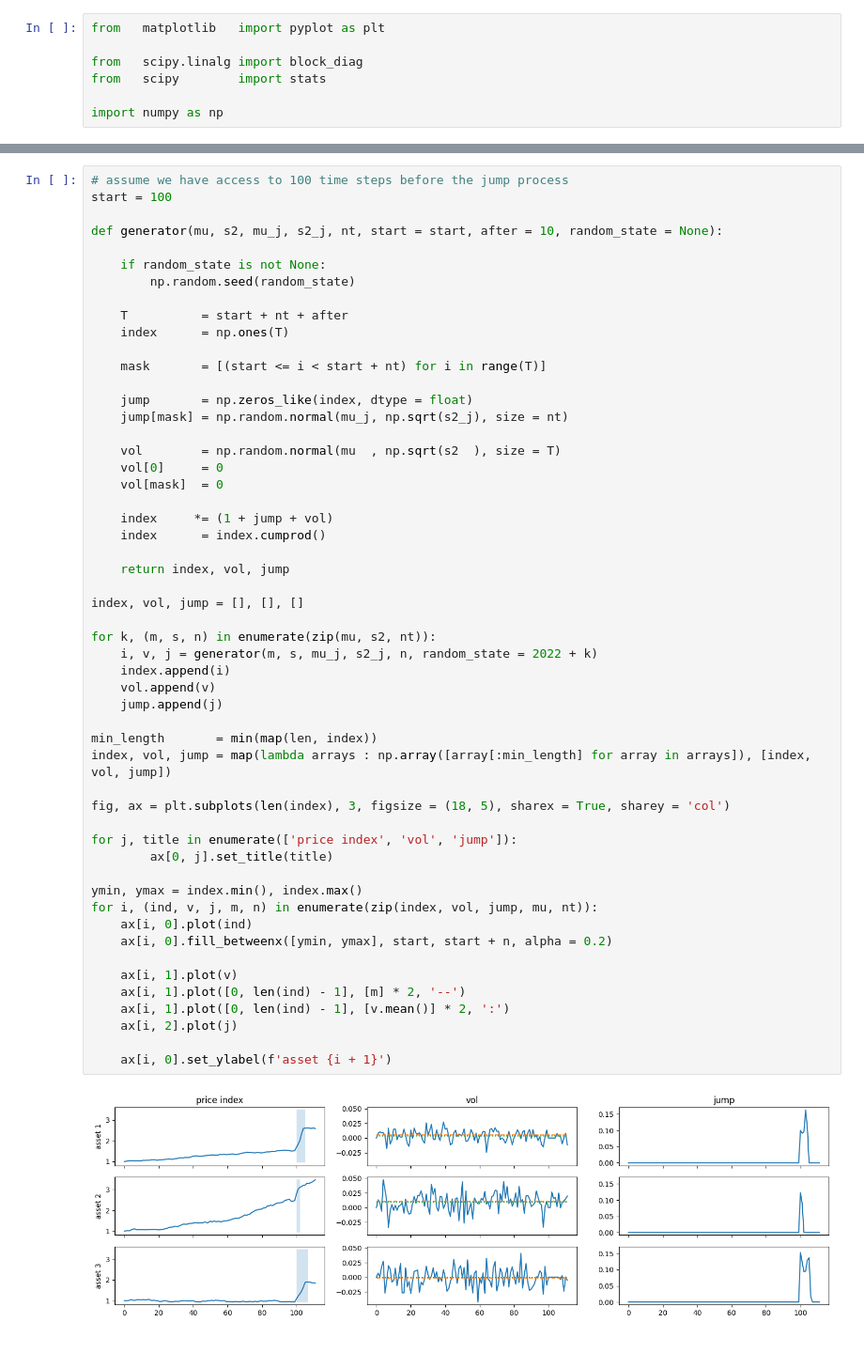
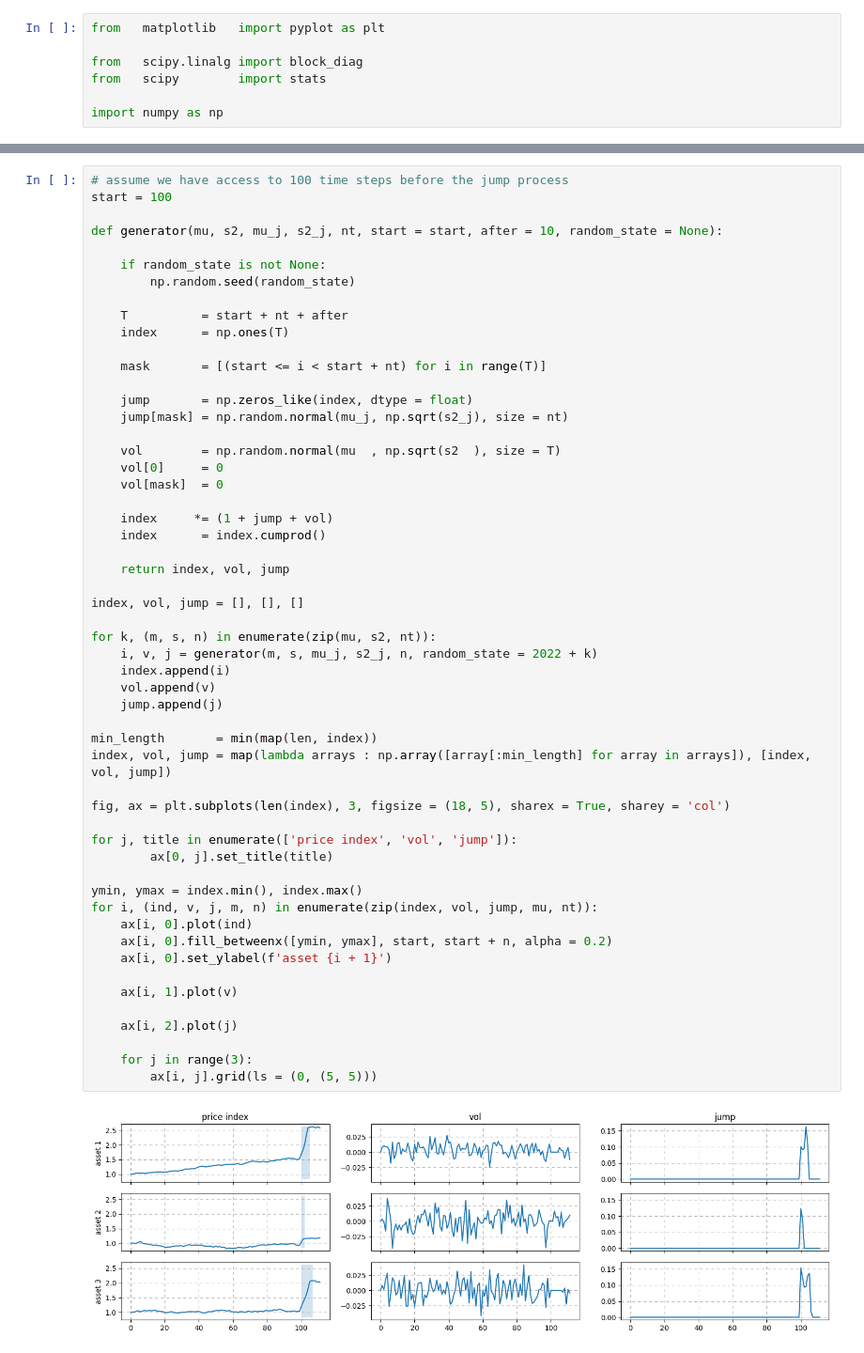
Before and after one commit to jordan-wei-taylor/dummy-jump-diffusion, a Jupyter notebook: jupyter.ipynb, the cells around one changed output, grey strips where cells are left out. Shown: that part at 94% size. Drawn from its saved outputs; the diff is of its cells as text.

```diff
--- a/jupyter.ipynb
+++ b/jupyter.ipynb
@@ -52,37 +52,38 @@ def generator(mu, s2, mu_j, s2_j, nt, start = start, after = 10, random_state =
     index     *= (1 + jump + vol)
     index      = index.cumprod()
 
     return index, vol, jump
 
 index, vol, jump = [], [], []
 
 for k, (m, s, n) in enumerate(zip(mu, s2, nt)):
     i, v, j = generator(m, s, mu_j, s2_j, n, random_state = 2022 + k)
     index.append(i)
     vol.append(v)
     jump.append(j)
 
 min_length       = min(map(len, index))
 index, vol, jump = map(lambda arrays : np.array([array[:min_length] for array in arrays]), [index, vol, jump])
 
 fig, ax = plt.subplots(len(index), 3, figsize = (18, 5), sharex = True, sharey = 'col')
 
 for j, title in enumerate(['price index', 'vol', 'jump']):
         ax[0, j].set_title(title)
 
 ymin, ymax = index.min(), index.max()
 for i, (ind, v, j, m, n) in enumerate(zip(index, vol, jump, mu, nt)):
     ax[i, 0].plot(ind)
     ax[i, 0].fill_betweenx([ymin, ymax], start, start + n, alpha = 0.2)
+    ax[i, 0].set_ylabel(f'asset {i + 1}')
 
     ax[i, 1].plot(v)
-    ax[i, 1].plot([0, len(ind) - 1], [m] * 2, '--')
-    ax[i, 1].plot([0, len(ind) - 1], [v.mean()] * 2, ':')
+
     ax[i, 2].plot(j)
 
-    ax[i, 0].set_ylabel(f'asset {i + 1}')
+    for j in range(3):
+        ax[i, j].grid(ls = (0, (5, 5)))
 # %% [output]
-[figure, old version]
+[figure, new version]
 # %%
 # Choice of priors
 
```
Also changed, not shown: parts of 8 cells of this notebook.
